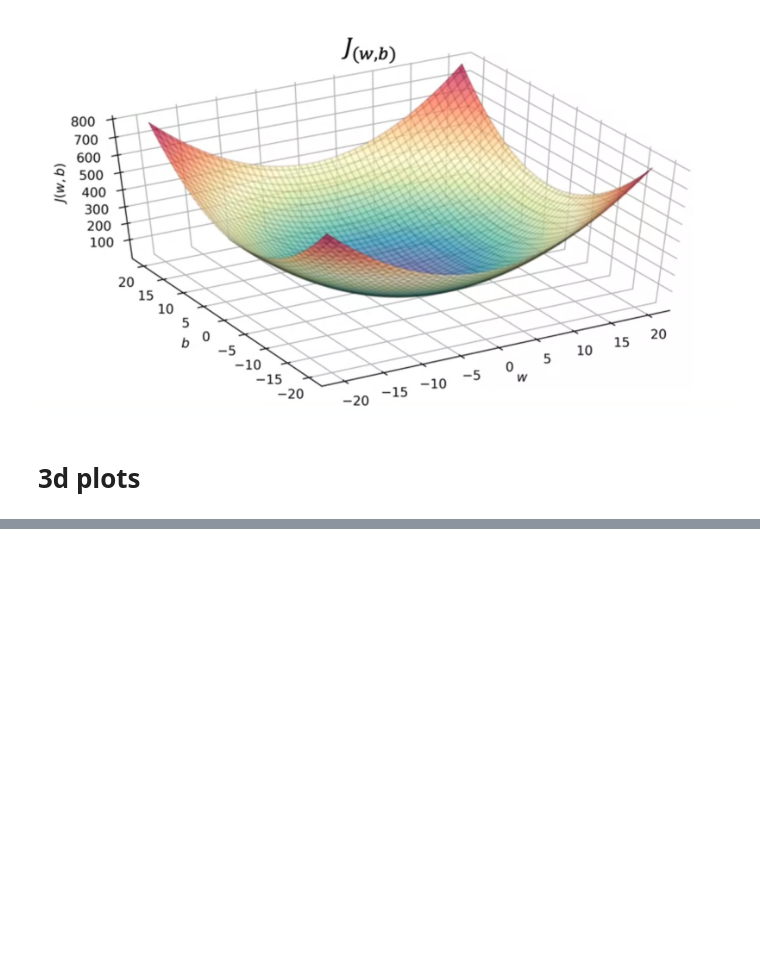
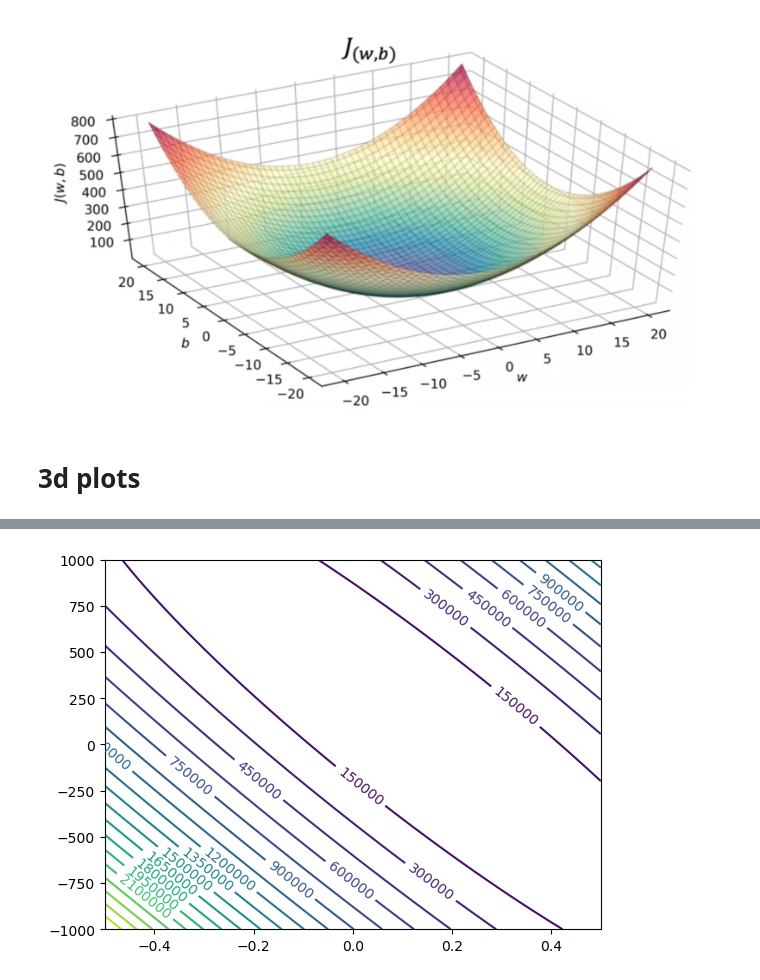
Before and after one commit to pkirlin/ml-s25-materials, a Jupyter notebook: linear-regression/cost-func-intuition.ipynb, the cells around one changed output, grey strips where cells are left out. Saved outputs shown, nothing was run; the diff lists cells and outputs as text; code cells hidden in the pictures; blank space fills up the shorter version.

```diff
--- a/linear-regression/cost-func-intuition.ipynb
+++ b/linear-regression/cost-func-intuition.ipynb
@@ -84,5 +90,7 @@ plt.show()  # Z axis labels are scaled
 # %%
 fig, ax = plt.subplots()
-CS = ax.contour(W, B, z, [1000,5000,10000,25000,50000,100000,250000,500000,1000000])
+CS = ax.contour(W, B, z, levels=20)#[1000,5000,10000,25000,50000,100000,250000,500000,1000000])
 ax.clabel(CS, inline=True, fontsize=10)
 plt.show()
+# %% [output]
+[figure, added]
```
Also changed, not shown: parts of 8 cells of this notebook, 5 other files.
